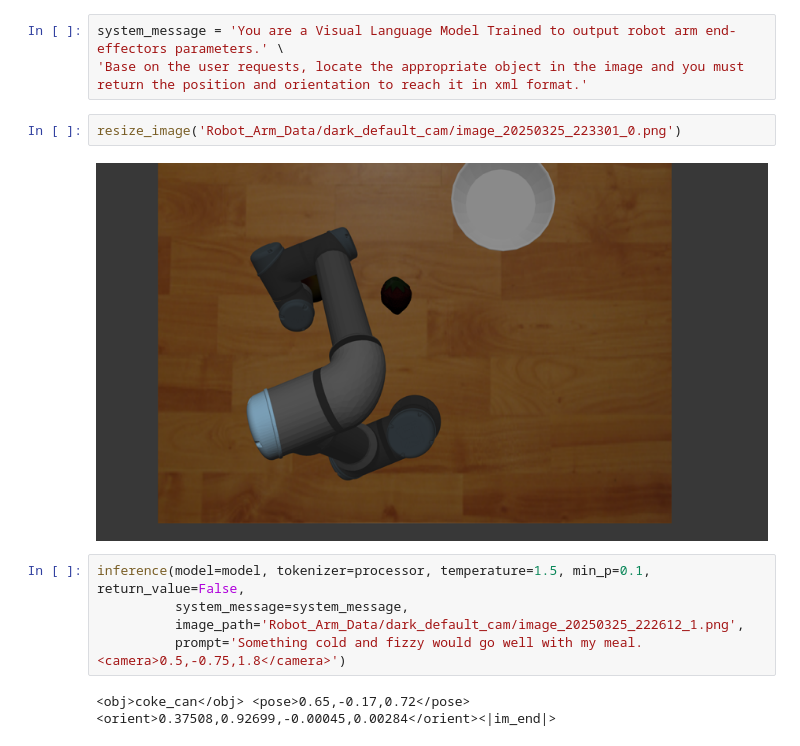
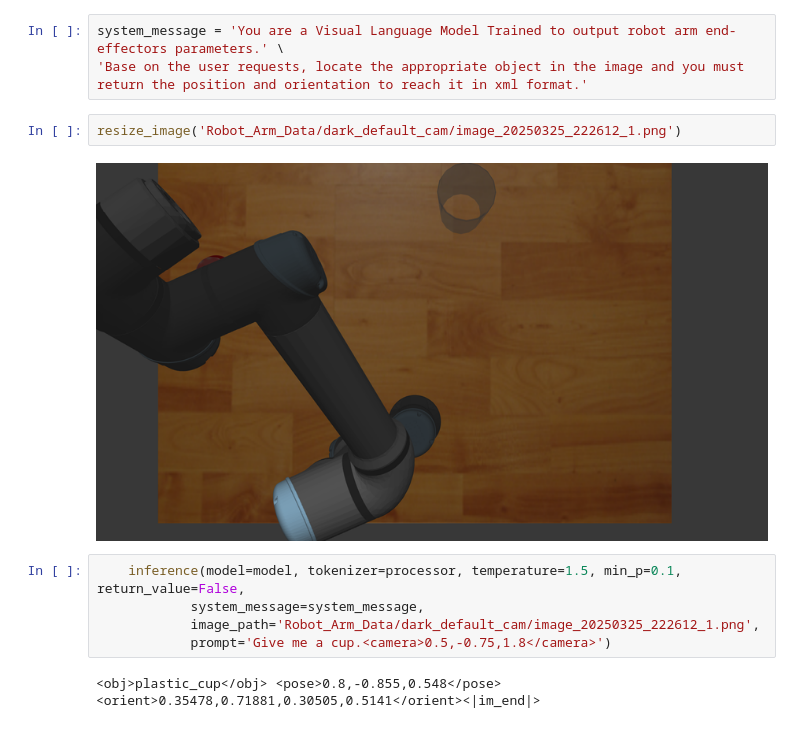
Before and after one commit to SakalYin/Robot_Arm_VLM, a Jupyter notebook: Qwen2B_Training.ipynb, the cells around one changed output. Cells and saved outputs as stored; diff of their text form.

```diff
--- a/Qwen2B_Training.ipynb
+++ b/Qwen2B_Training.ipynb
@@ -221,13 +243,13 @@ model, processor = load_model('Qwen2b-Robot-Arm-Unsloth/checkpoint-645')
 system_message = 'You are a Visual Language Model Trained to output robot arm end-effectors parameters.' \
 'Base on the user requests, locate the appropriate object in the image and you must return the position and orientation to reach it in xml format.'
 # %%
-resize_image('Robot_Arm_Data/dark_default_cam/image_20250325_223301_0.png')
+resize_image('Robot_Arm_Data/dark_default_cam/image_20250325_222612_1.png')
 # %% [output]
-[figure, old version]
+[figure, new version]
 # %%
-inference(model=model, tokenizer=processor, temperature=1.5, min_p=0.1, return_value=False,
-          system_message=system_message,
-          image_path='Robot_Arm_Data/dark_default_cam/image_20250325_222612_1.png',
-          prompt='Something cold and fizzy would go well with my meal.<camera>0.5,-0.75,1.8</camera>')
+    inference(model=model, tokenizer=processor, temperature=1.5, min_p=0.1, return_value=False,
+            system_message=system_message,
+            image_path='Robot_Arm_Data/dark_default_cam/image_20250325_222612_1.png',
+            prompt='Give me a cup.<camera>0.5,-0.75,1.8</camera>')
 # %% [output]
-<obj>coke_can</obj> <pose>0.65,-0.17,0.72</pose> <orient>0.37508,0.92699,-0.00045,0.00284</orient><|im_end|>
+<obj>plastic_cup</obj> <pose>0.8,-0.855,0.548</pose> <orient>0.35478,0.71881,0.30505,0.5141</orient><|im_end|>
```
Also changed, not shown: parts of 8 cells of this notebook, 13 other files.
